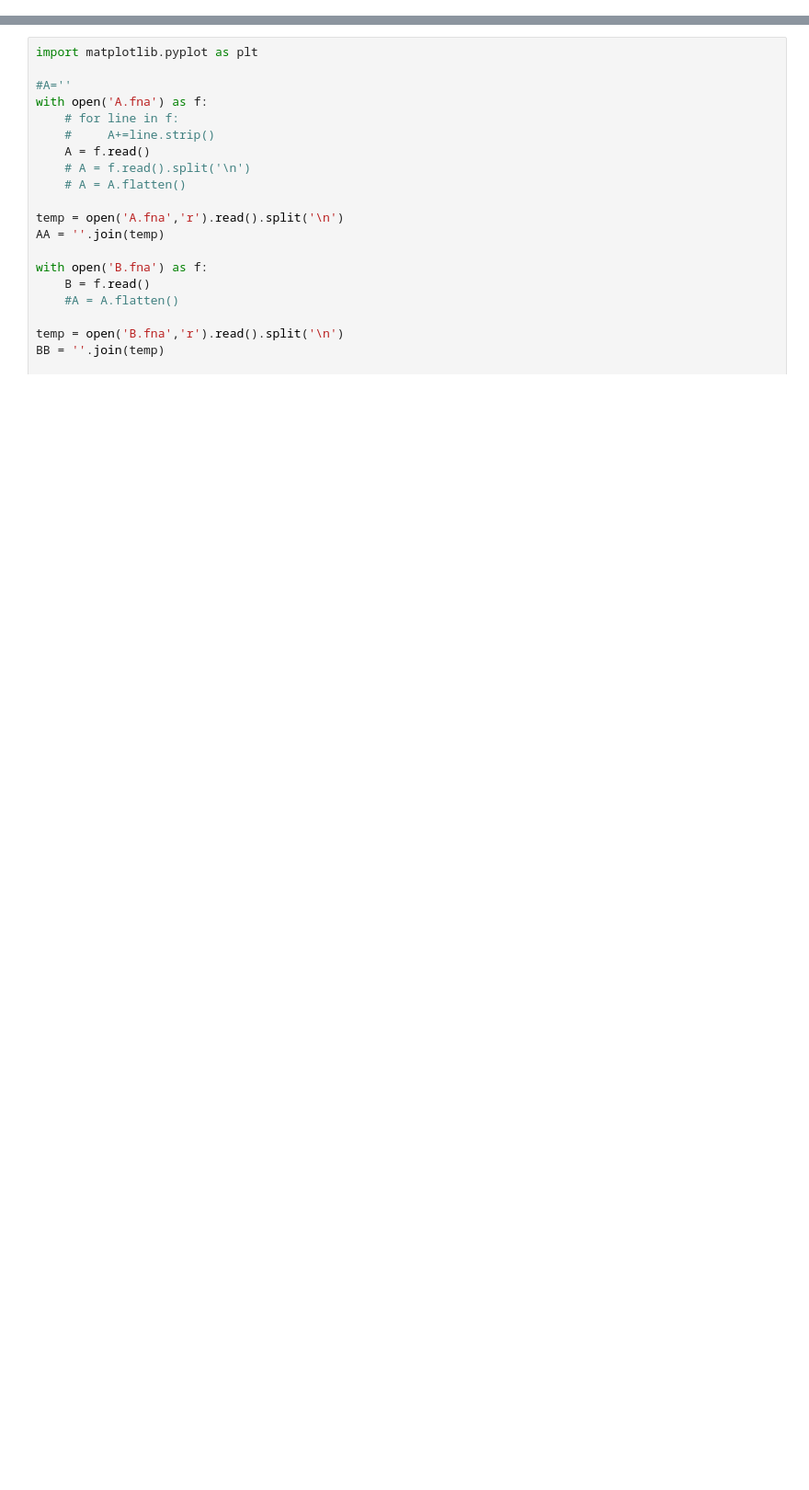
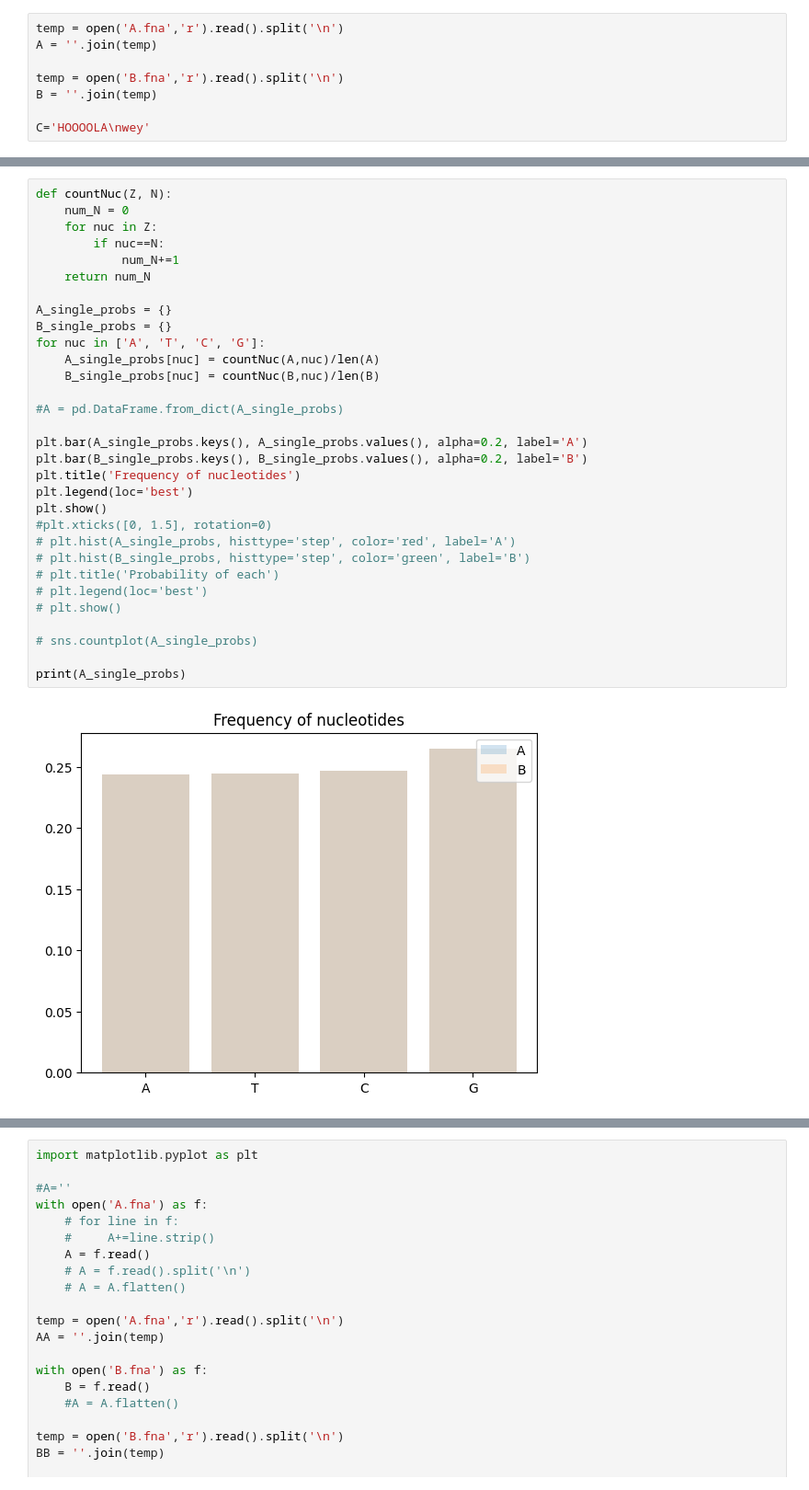
Before and after one commit to Joshua-Lemus/Which-is-E_Coli, a Jupyter notebook: Which-is-EColi.ipynb, the cells around one changed output, grey strips where cells are left out. Shown at 92% size. Saved outputs shown, nothing was run; the diff lists cells and outputs as text; blank space fills up the shorter version.

```diff
--- a/Which-is-EColi.ipynb
+++ b/Which-is-EColi.ipynb
@@ -0,0 +12,8 @@
+# %%
+temp = open('A.fna','r').read().split('\n')
+A = ''.join(temp)
+
+temp = open('B.fna','r').read().split('\n')
+B = ''.join(temp)
+
+C='HOOOOLA\nwey'
@@ -0,0 +53,33 @@
+# %%
+def countNuc(Z, N):
+    num_N = 0
+    for nuc in Z:
+        if nuc==N:
+            num_N+=1
+    return num_N
+
+A_single_probs = {}
+B_single_probs = {}
+for nuc in ['A', 'T', 'C', 'G']:
+    A_single_probs[nuc] = countNuc(A,nuc)/len(A)
+    B_single_probs[nuc] = countNuc(B,nuc)/len(B)
+
+#A = pd.DataFrame.from_dict(A_single_probs)
+
+plt.bar(A_single_probs.keys(), A_single_probs.values(), alpha=0.2, label='A')
+plt.bar(B_single_probs.keys(), B_single_probs.values(), alpha=0.2, label='B')
+plt.title('Frequency of nucleotides')
+plt.legend(loc='best')
+plt.show()
+#plt.xticks([0, 1.5], rotation=0)
+# plt.hist(A_single_probs, histtype='step', color='red', label='A')
+# plt.hist(B_single_probs, histtype='step', color='green', label='B')
+# plt.title('Probability of each')
+# plt.legend(loc='best')
+# plt.show()
+
+# sns.countplot(A_single_probs)
+
+print(A_single_probs)
+# %% [output]
+[figure, added]
```
Also changed, not shown: parts of 37 cells of this notebook.
